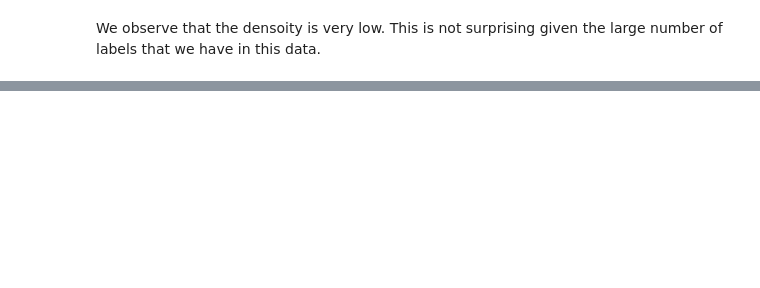
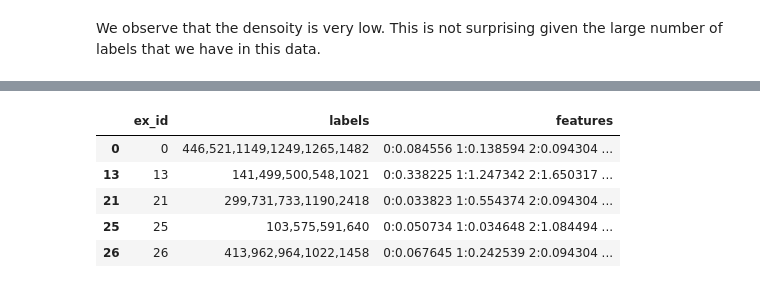
Before and after one commit to Khasijamieson/ML-1003-Project, a Jupyter notebook: parsing_nb.ipynb, the cells around one changed output, grey strips where cells are left out. Saved outputs shown, nothing was run; the diff lists cells and outputs as text; code cells hidden in the pictures; blank space fills up the shorter version.

```diff
--- a/parsing_nb.ipynb
+++ b/parsing_nb.ipynb
@@ -170,0 +85,9 @@ We observe that the densoity is very low. This is not surprising given the large
+# %%
+val_df.head()
+# %% [output]
+|  | ex_id | labels | features |
+| 0 | 0 | 446,521,1149,1249,1265,1482 | 0:0.084556 1:0.138594 2:0.094304 ... |
+| 13 | 13 | 141,499,500,548,1021 | 0:0.338225 1:1.247342 2:1.650317 ... |
+| 21 | 21 | 299,731,733,1190,2418 | 0:0.033823 1:0.554374 2:0.094304 ... |
+| 25 | 25 | 103,575,591,640 | 0:0.050734 1:0.034648 2:1.084494 ... |
+| 26 | 26 | 413,962,964,1022,1458 | 0:0.067645 1:0.242539 2:0.094304 ... |
```
Also changed, not shown: parts of 37 cells of this notebook.
